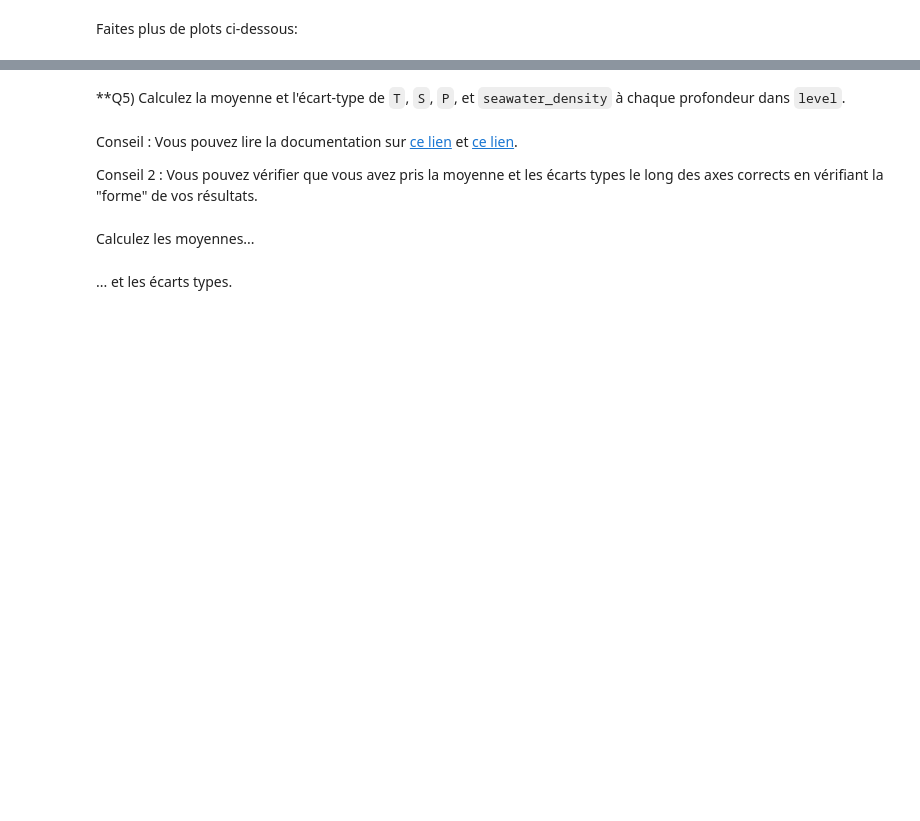
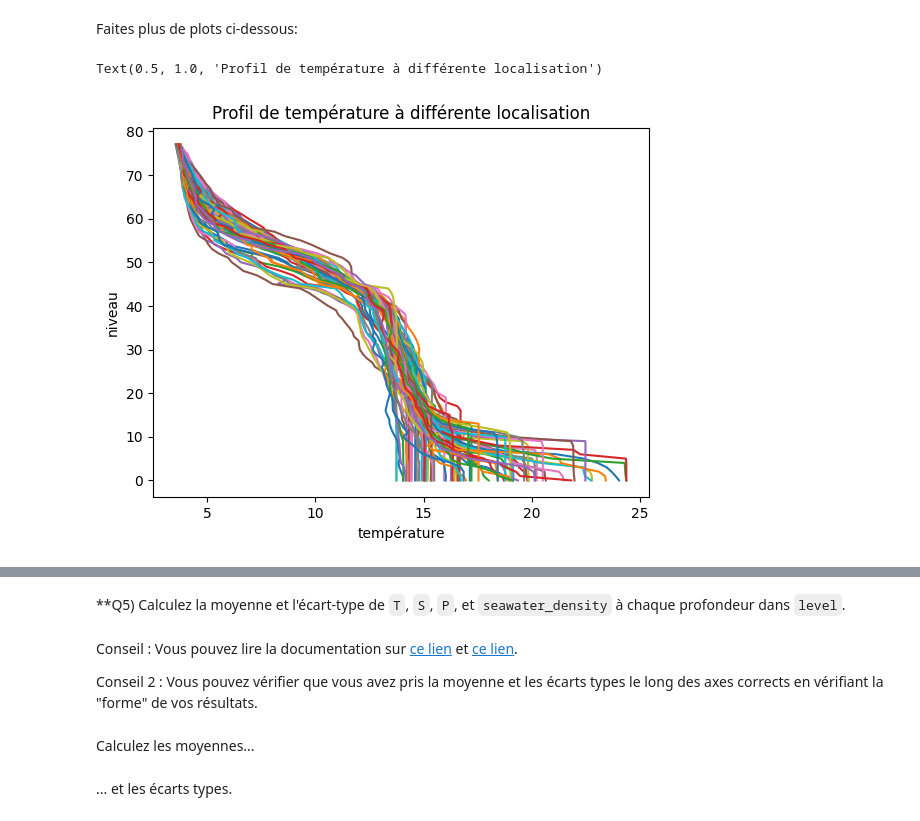
Before and after one commit to CheeseN4an/2024_Geoinformatique_I, a Jupyter notebook: Geoinformatique_I/IP/Exercices_IP/S4_IP_exercice.ipynb, the cells around one changed output, grey strips where cells are left out. Drawn from its saved outputs; the diff is of its cells as text; code cells hidden in the pictures; blank space fills up the shorter version.

```diff
--- a/Geoinformatique_I/IP/Exercices_IP/S4_IP_exercice.ipynb
+++ b/Geoinformatique_I/IP/Exercices_IP/S4_IP_exercice.ipynb
@@ -233,2 +234,10 @@ Text(0.5, 1.0, 'Profil de salinité à différente localisation')
 # %% [markdown]
 Faites plus de plots ci-dessous:
+# %%
+plt.plot(T,level);
+plt.xlabel('température')
+plt.ylabel('niveau')
+plt.title('Profil de température à différente localisation')
+# %% [output]
+Text(0.5, 1.0, 'Profil de température à différente localisation')
+[figure, added]
```
Also changed, not shown: parts of 34 cells of this notebook.
